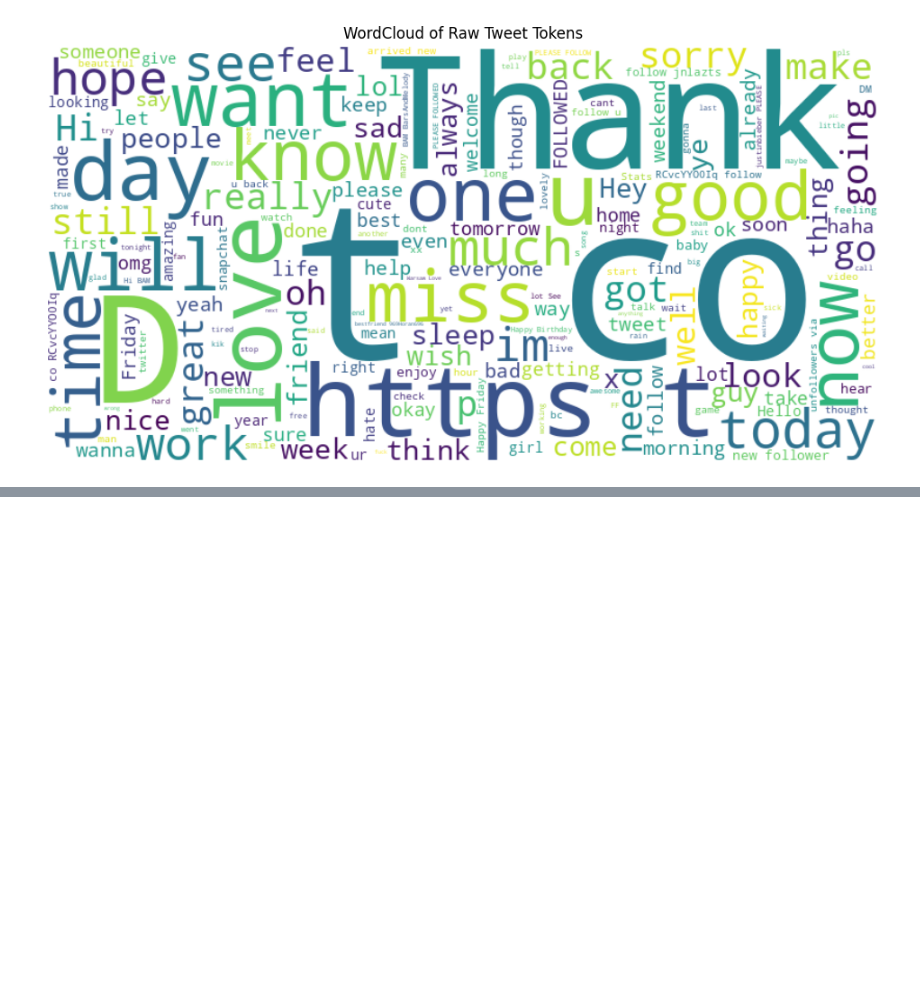
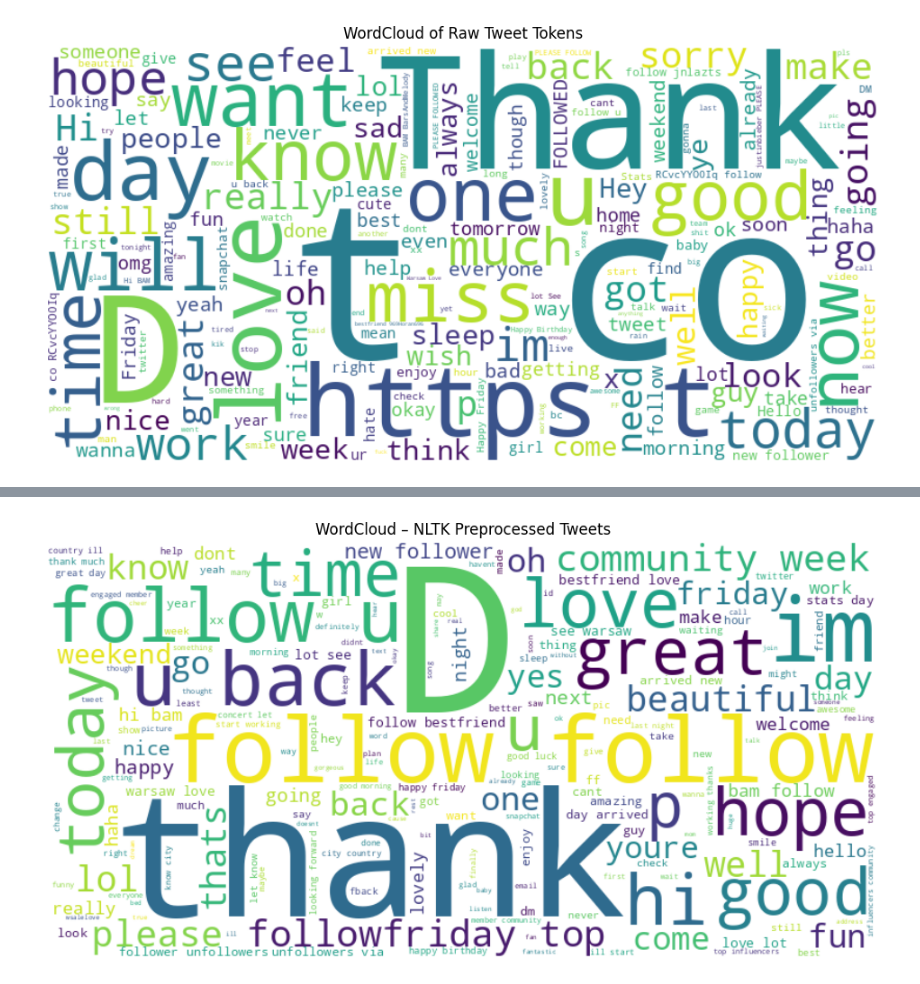
Before and after one commit to TarneemAlaa1/text-preprocessing-nlp, a Jupyter notebook: text-preprocessing-nlp.ipynb, the cells around one changed output, grey strips where cells are left out. Saved outputs shown, nothing was run; the diff lists cells and outputs as text; code cells hidden in the pictures; blank space fills up the shorter version.

```diff
--- a/text-preprocessing-nlp.ipynb
+++ b/text-preprocessing-nlp.ipynb
@@ -165,0 +340,12 @@ plt.show()
+# %%
+# Word Cloud for NLTK Preprocessed Tokens
+all_nltk_cleaned_tokens = ' '.join(cleaned_tokens)
+wordcloud_nltk = WordCloud(width=800, height=400, background_color='white').generate(all_nltk_cleaned_tokens)
+
+plt.figure(figsize=(12,6))
+plt.imshow(wordcloud_nltk, interpolation='bilinear')
+plt.axis('off')
+plt.title("WordCloud – NLTK Preprocessed Tweets")
+plt.show()
+# %% [output]
+[figure, added]
```
Also changed, not shown: parts of 15 cells of this notebook.
